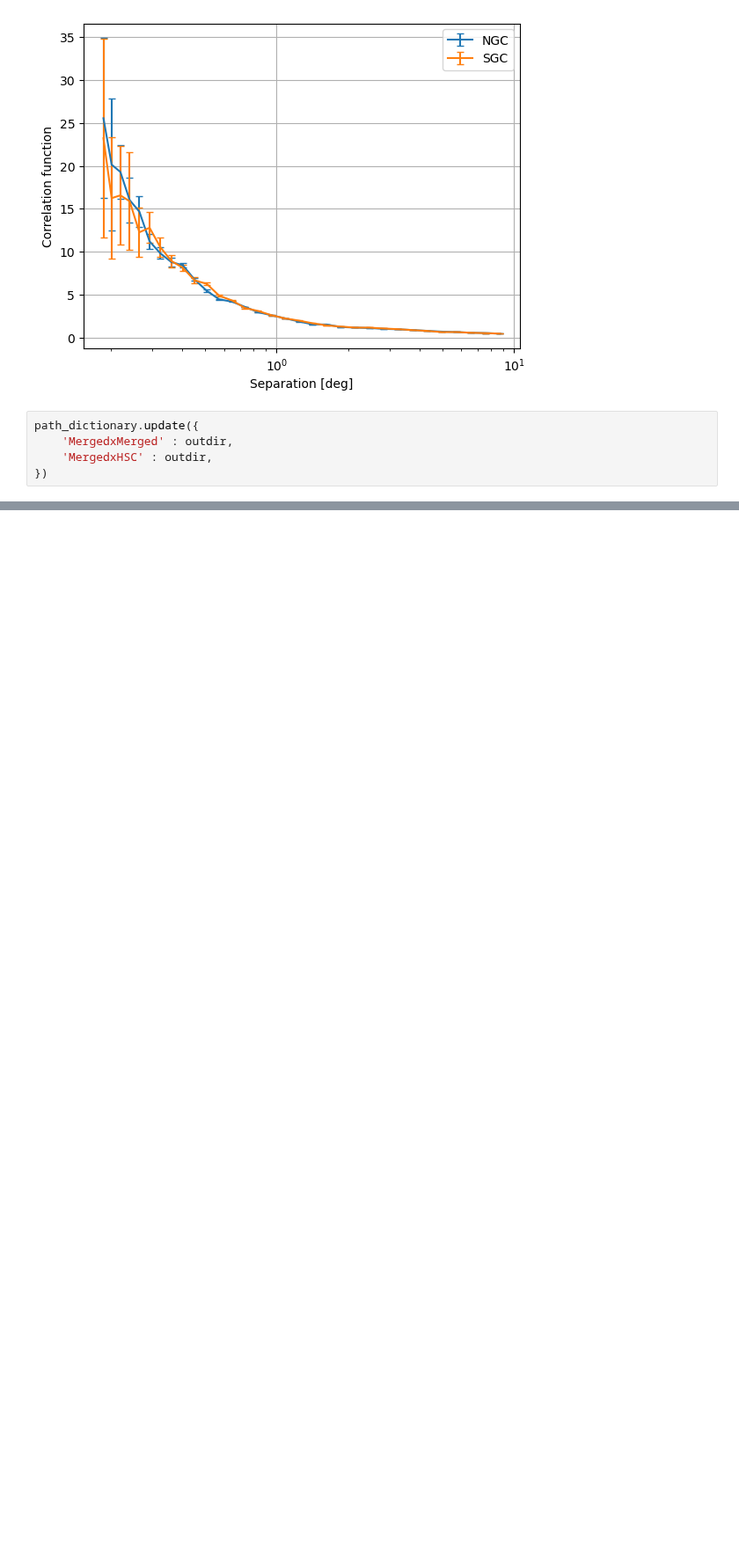
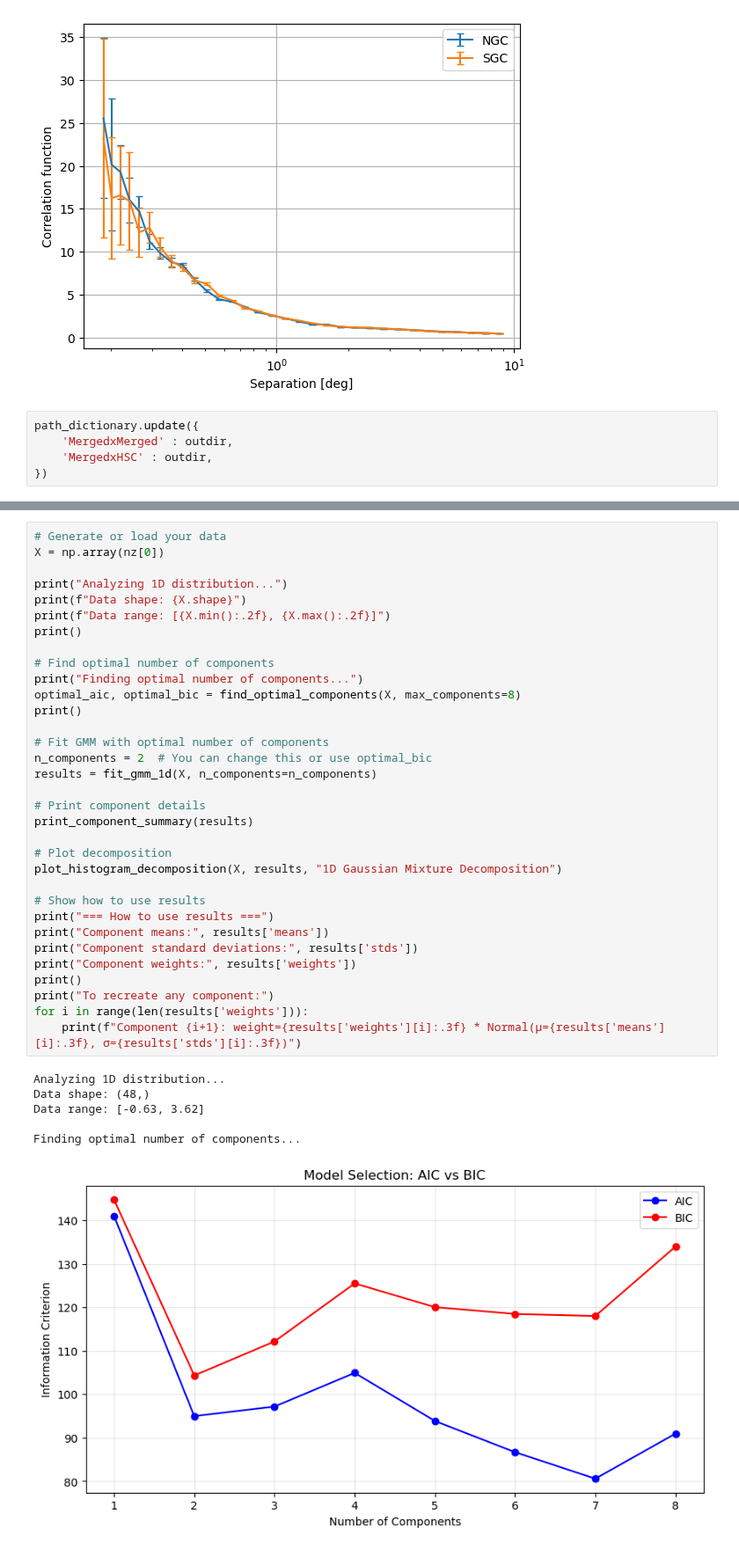
Before and after one commit to JeanCHDJdev/desi-y3-hsc, a Jupyter notebook: src/statistics/merged_results.ipynb, the cells around one changed output, grey strips where cells are left out. Shown at 88% size. Saved outputs shown, nothing was run; the diff lists cells and outputs as text; blank space fills up the shorter version.

Commit message:
Gaussian processes, magnification bias prototype

```diff
--- a/src/statistics/merged_results.ipynb
+++ b/src/statistics/merged_results.ipynb
@@ -372,0 +916,40 @@ plt.plot(zval, meas[0]/simpson(meas[0], zval), color='black', linestyle='--', la
+# %%
+# Generate or load your data
+X = np.array(nz[0])
+
+print("Analyzing 1D distribution...")
+print(f"Data shape: {X.shape}")
+print(f"Data range: [{X.min():.2f}, {X.max():.2f}]")
+print()
+
+# Find optimal number of components
+print("Finding optimal number of components...")
+optimal_aic, optimal_bic = find_optimal_components(X, max_components=8)
+print()
+
+# Fit GMM with optimal number of components
+n_components = 2  # You can change this or use optimal_bic
+results = fit_gmm_1d(X, n_components=n_components)
+
+# Print component details
+print_component_summary(results)
+
+# Plot decomposition
+plot_histogram_decomposition(X, results, "1D Gaussian Mixture Decomposition")
+
+# Show how to use results
+print("=== How to use results ===")
+print("Component means:", results['means'])
+print("Component standard deviations:", results['stds'])
+print("Component weights:", results['weights'])
+print()
+print("To recreate any component:")
+for i in range(len(results['weights'])):
+    print(f"Component {i+1}: weight={results['weights'][i]:.3f} * Normal(μ={results['means'][i]:.3f}, σ={results['stds'][i]:.3f})")
+# %% [output]
+Analyzing 1D distribution...
+Data shape: (48,)
+Data range: [-0.63, 3.62]
+
+Finding optimal number of components...
+[figure, added]
```
Also changed, not shown: parts of 21 cells of this notebook, 1 other file.
